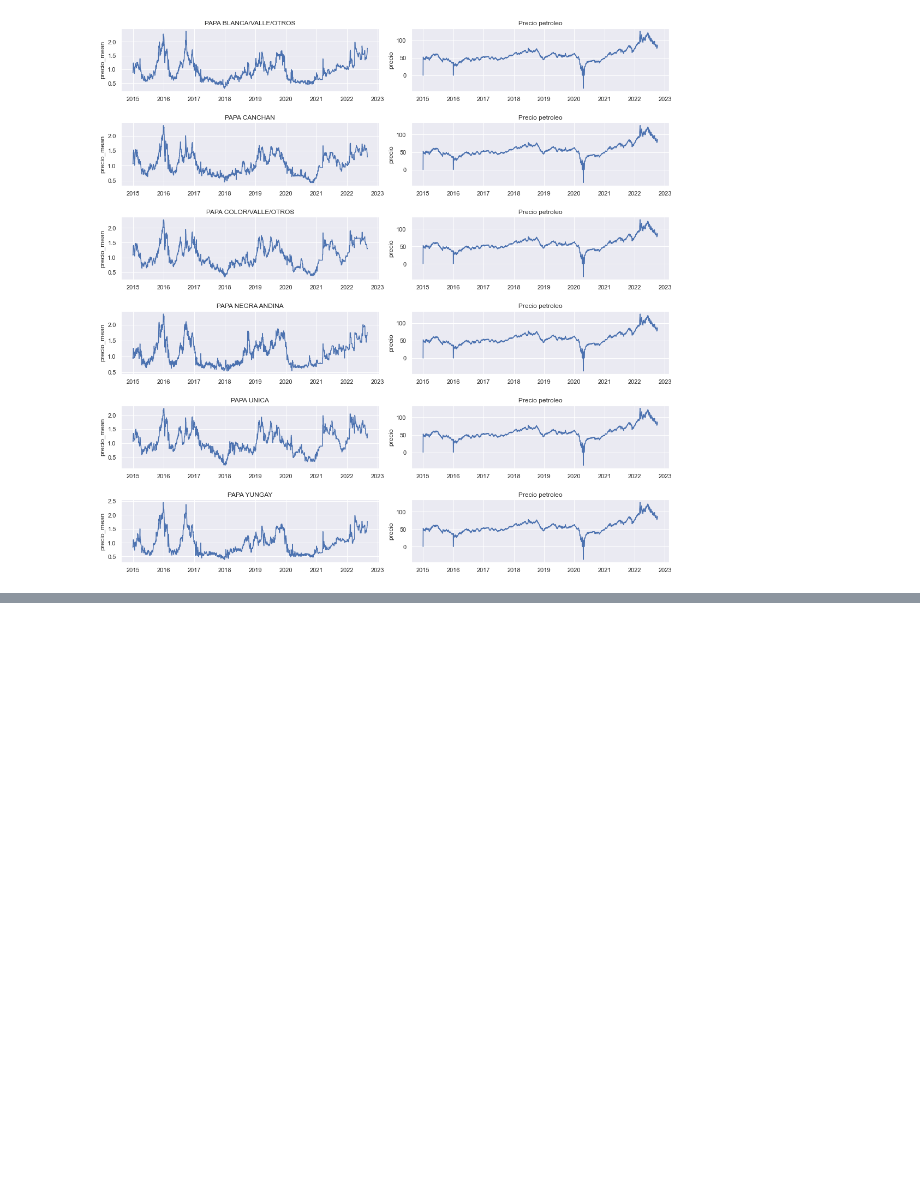
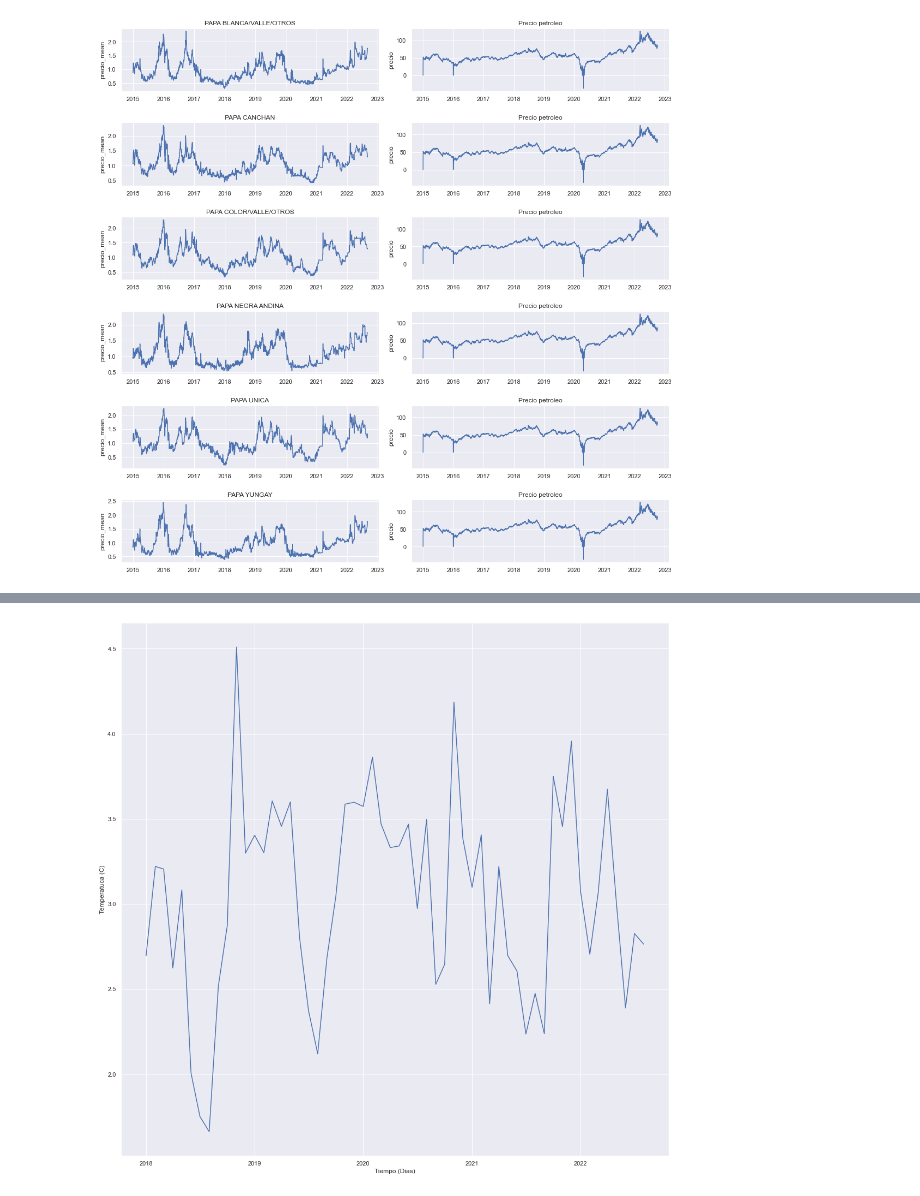
Before and after one commit to AlejandroGH97/tesis, a Jupyter notebook: Analysis/EDA.ipynb, the cells around one changed output, grey strips where cells are left out. Drawn from its saved outputs; the diff is of its cells as text; code cells hidden in the pictures; blank space fills up the shorter version.

Commit message:
EDA temperatura

```diff
--- a/Analysis/EDA.ipynb
+++ b/Analysis/EDA.ipynb
@@ -528,0 +547,11 @@ fig.savefig("./Graphs/papas_g2_vs_petroleo.png")
+# %%
+data_temp = pd.read_csv("../Data/temperatura_automatico.csv")
+# %%
+data_temp = data_temp[["DEPARTAMENTO", "FECHA", "TEMPERATURA"]][
+    data_temp["DEPARTAMENTO"] == "JUNIN"
+]
+data_temp = data_temp[data_temp["TEMPERATURA"] != "S/D"]
+data_temp["TEMPERATURA"] = pd.to_numeric(data_temp["TEMPERATURA"], downcast="float")
+data_temp["FECHA"] = pd.to_datetime(data_temp["FECHA"], format="%Y-%m-%d")
+data_temp_monthly = data_temp
+data_temp.head()
@@ -528,0 +571,20 @@ fig.savefig("./Graphs/papas_g2_vs_petroleo.png")
+# %%
+data_temp_monthly.index = data_temp_monthly["FECHA"]
+data_temp_monthly = data_temp_monthly["TEMPERATURA"]
+data_temp_monthly = data_temp_monthly.groupby(pd.Grouper(freq="m")).mean()
+data_temp_monthly.index = data_temp_monthly.index.strftime("%Y-%m")
+data_temp_monthly = pd.DataFrame(
+    {"FECHA": data_temp_monthly.index, "TEMPERATURA": data_temp_monthly.values}
+)
+data_temp_monthly["FECHA"] = pd.to_datetime(data_temp_monthly["FECHA"], format="%Y-%m")
+# %%
+ax = sns.lineplot(
+    data=data_temp_monthly,
+    x="FECHA",
+    y="TEMPERATURA"
+)
+ax.set_xlabel("Tiempo (Dias)")
+ax.set_ylabel("Temperatuca (C)")
+fig = ax.get_figure()
+# %% [output]
+[figure, added]
```
Also changed, not shown: parts of 8 cells of this notebook, 5 other files.
